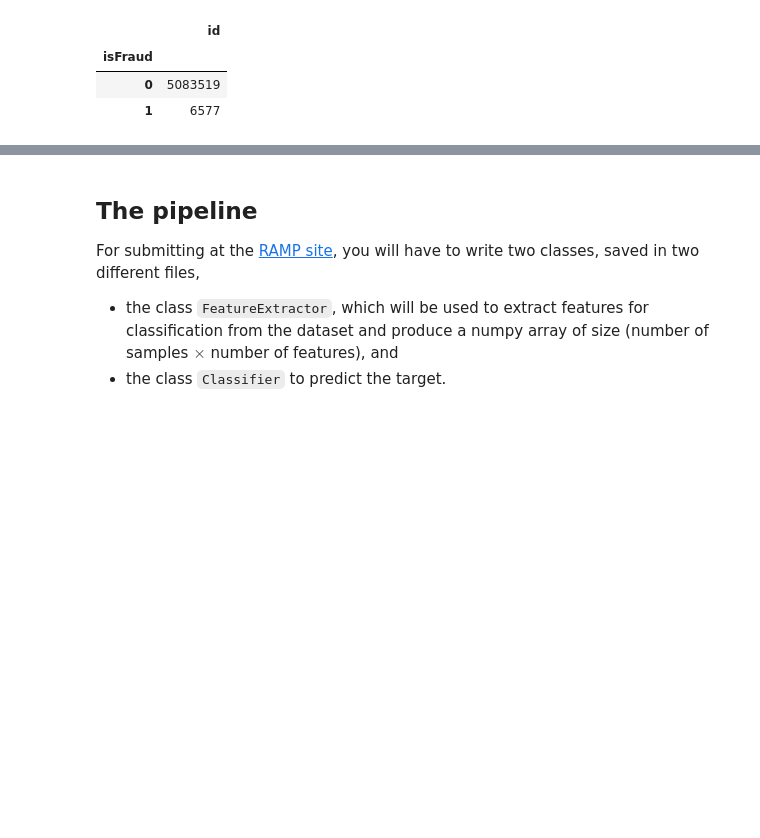
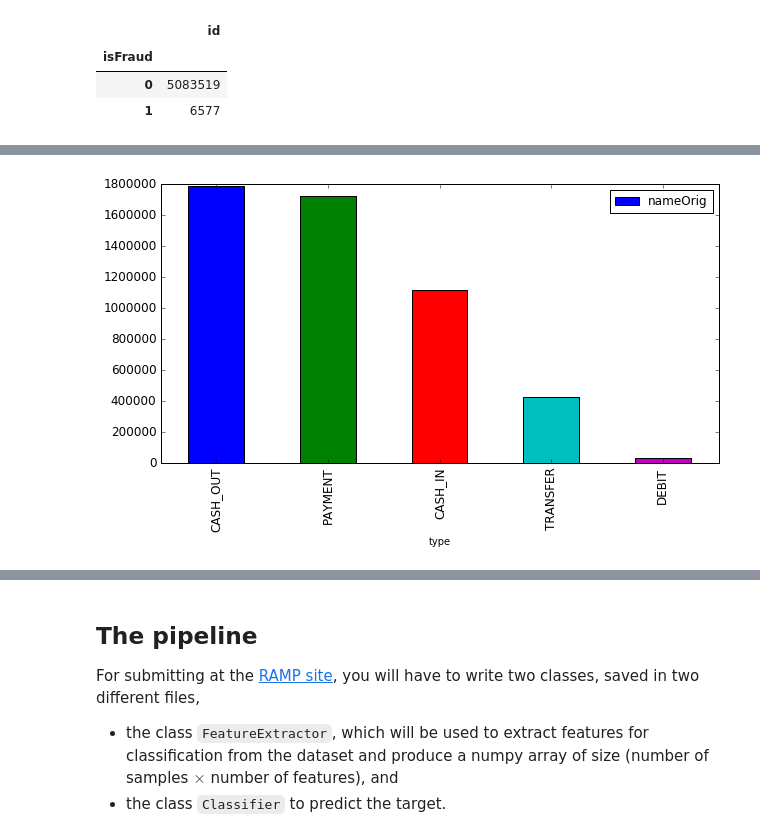
Before and after one commit to WeilanCC/DataCamp, a Jupyter notebook: fraud_detection/fraud_detection_starting_kit.ipynb, the cells around one changed output, grey strips where cells are left out. Saved outputs shown, nothing was run; the diff lists cells and outputs as text; code cells hidden in the pictures; blank space fills up the shorter version.

```diff
--- a/fraud_detection/fraud_detection_starting_kit.ipynb
+++ b/fraud_detection/fraud_detection_starting_kit.ipynb
@@ -100,0 +135,7 @@ data.groupby('isFraud').count()[['id']]
+# %%
+data.groupby('type').count()[['nameOrig']]\
+    .sort_values('nameOrig', ascending=False)\
+    .reset_index()\
+    .plot.bar(x='type', y='nameOrig', figsize=(10, 5), fontsize=12);
+# %% [output]
+[figure, added]
```
Also changed, not shown: parts of 31 cells of this notebook, 3 other files.
